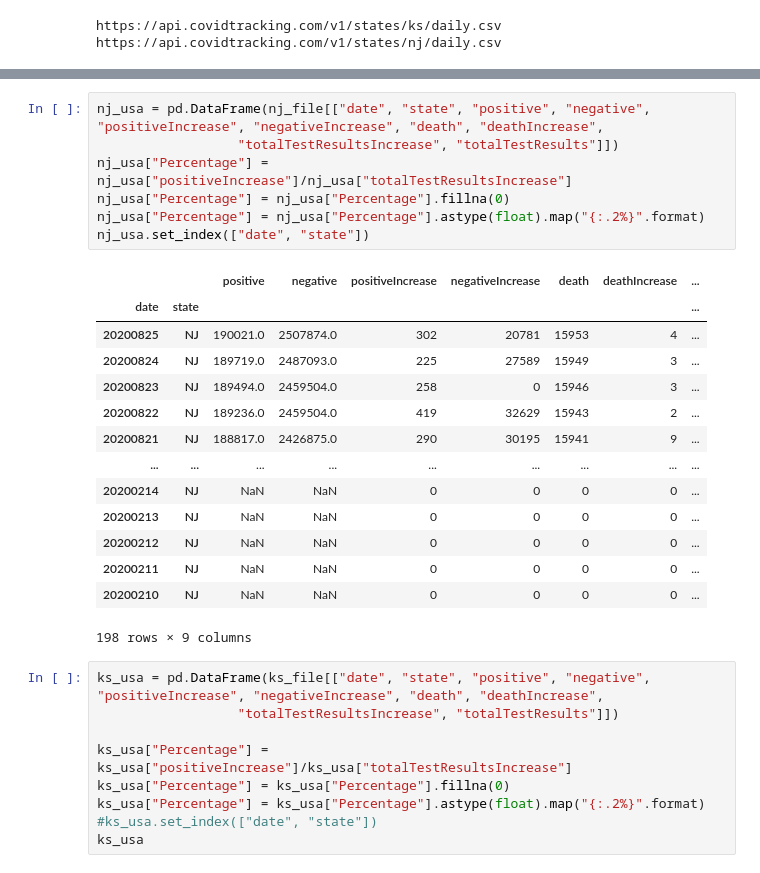
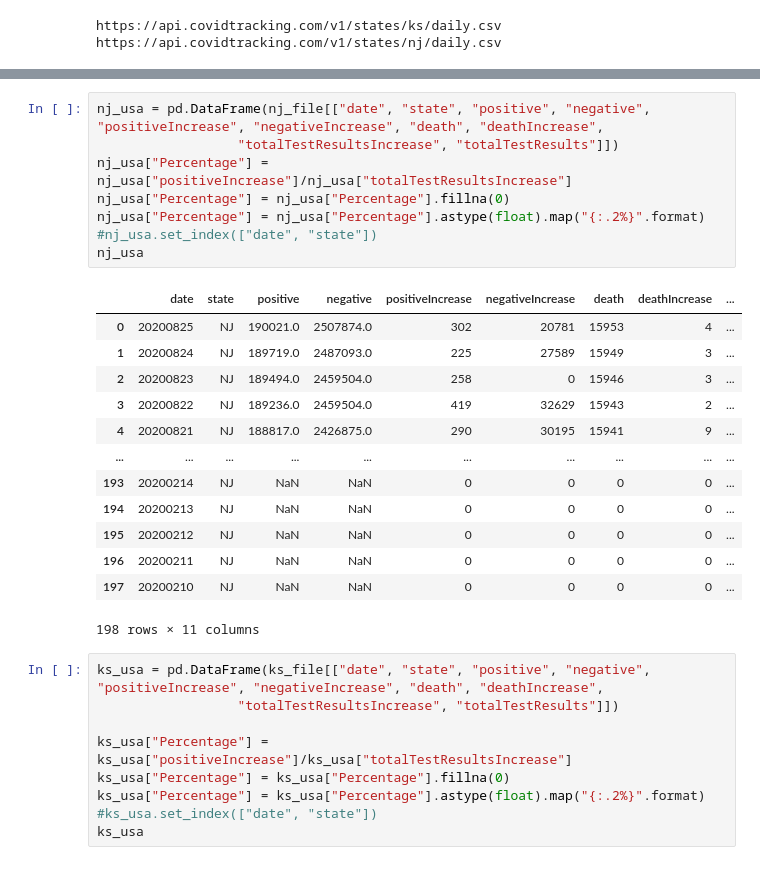
Before and after one commit to adrianstrecker/project-1, a Jupyter notebook: Covid Tracking API to CSV.ipynb, the cells around one changed output, grey strips where cells are left out. Drawn from its saved outputs; the diff is of its cells as text.

```diff
--- a/CT CSV.ipynb
+++ b/Covid Tracking API to CSV.ipynb
@@ -55,25 +55,25 @@ Index(['date', 'state', 'positive', 'negative', 'pending',
 # %%
 nj_usa = pd.DataFrame(nj_file[["date", "state", "positive", "negative", "positiveIncrease", "negativeIncrease", "death", "deathIncrease",
                   "totalTestResultsIncrease", "totalTestResults"]])
 nj_usa["Percentage"] = nj_usa["positiveIncrease"]/nj_usa["totalTestResultsIncrease"]
 nj_usa["Percentage"] = nj_usa["Percentage"].fillna(0)
 nj_usa["Percentage"] = nj_usa["Percentage"].astype(float).map("{:.2%}".format)
-nj_usa.set_index(["date", "state"])
+#nj_usa.set_index(["date", "state"])
+nj_usa
 # %% [output]
-|  |  | positive | negative | positiveIncrease | negativeIncrease | death | deathIncrease | ... |
-| date | state |  |  |  |  |  |  | ... |
-| 20200825 | NJ | 190021.0 | 2507874.0 | 302 | 20781 | 15953 | 4 | ... |
-| 20200824 | NJ | 189719.0 | 2487093.0 | 225 | 27589 | 15949 | 3 | ... |
-| 20200823 | NJ | 189494.0 | 2459504.0 | 258 | 0 | 15946 | 3 | ... |
-| 20200822 | NJ | 189236.0 | 2459504.0 | 419 | 32629 | 15943 | 2 | ... |
-| 20200821 | NJ | 188817.0 | 2426875.0 | 290 | 30195 | 15941 | 9 | ... |
-| ... | ... | ... | ... | ... | ... | ... | ... | ... |
-| 20200214 | NJ | NaN | NaN | 0 | 0 | 0 | 0 | ... |
-| 20200213 | NJ | NaN | NaN | 0 | 0 | 0 | 0 | ... |
-| 20200212 | NJ | NaN | NaN | 0 | 0 | 0 | 0 | ... |
-| 20200211 | NJ | NaN | NaN | 0 | 0 | 0 | 0 | ... |
-| 20200210 | NJ | NaN | NaN | 0 | 0 | 0 | 0 | ... |
+|  | date | state | positive | negative | positiveIncrease | negativeIncrease | death | deathIncrease | ... |
+| 0 | 20200825 | NJ | 190021.0 | 2507874.0 | 302 | 20781 | 15953 | 4 | ... |
+| 1 | 20200824 | NJ | 189719.0 | 2487093.0 | 225 | 27589 | 15949 | 3 | ... |
+| 2 | 20200823 | NJ | 189494.0 | 2459504.0 | 258 | 0 | 15946 | 3 | ... |
+| 3 | 20200822 | NJ | 189236.0 | 2459504.0 | 419 | 32629 | 15943 | 2 | ... |
+| 4 | 20200821 | NJ | 188817.0 | 2426875.0 | 290 | 30195 | 15941 | 9 | ... |
+| ... | ... | ... | ... | ... | ... | ... | ... | ... | ... |
+| 193 | 20200214 | NJ | NaN | NaN | 0 | 0 | 0 | 0 | ... |
+| 194 | 20200213 | NJ | NaN | NaN | 0 | 0 | 0 | 0 | ... |
+| 195 | 20200212 | NJ | NaN | NaN | 0 | 0 | 0 | 0 | ... |
+| 196 | 20200211 | NJ | NaN | NaN | 0 | 0 | 0 | 0 | ... |
+| 197 | 20200210 | NJ | NaN | NaN | 0 | 0 | 0 | 0 | ... |
-198 rows × 9 columns
+198 rows × 11 columns
 # %%
 ks_usa = pd.DataFrame(ks_file[["date", "state", "positive", "negative", "positiveIncrease", "negativeIncrease", "death", "deathIncrease",
                   "totalTestResultsIncrease", "totalTestResults"]])
```
Also changed, not shown: parts of 3 cells of this notebook, 3 other files.
